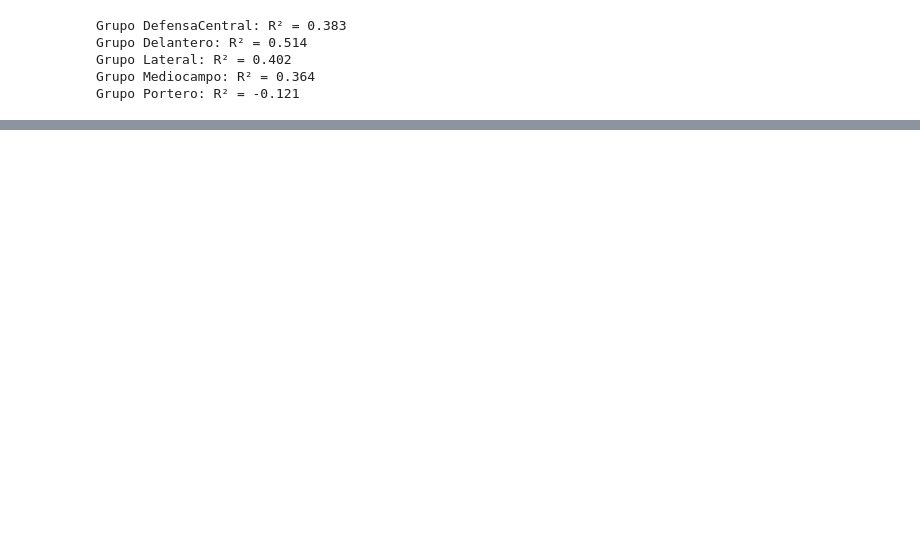
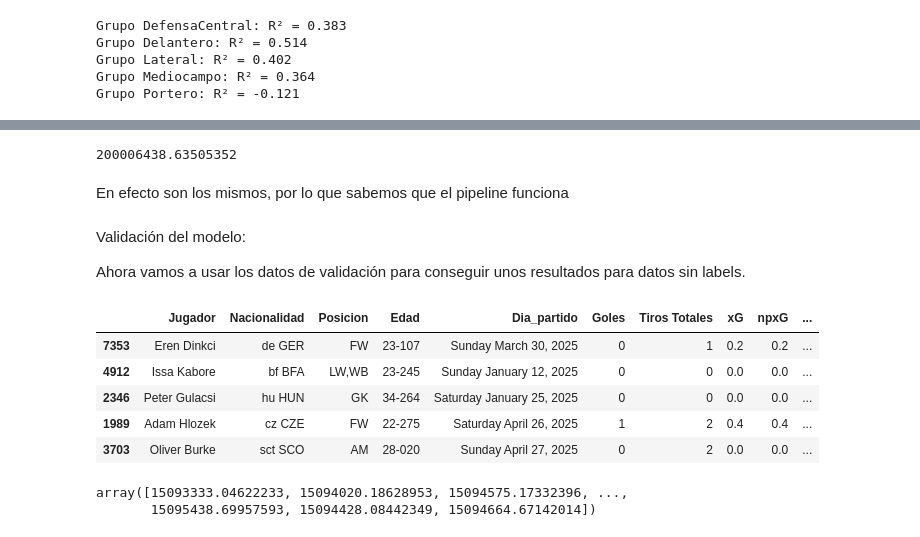
Before and after one commit to BI-organization/lab1, a Jupyter notebook: Lab1.ipynb, the cells around one changed output, grey strips where cells are left out. Cells and saved outputs as stored; diff of their text form; code cells hidden in the pictures; blank space fills up the shorter version.

```diff
--- a/Lab1.ipynb
+++ b/Lab1.ipynb
@@ -1150,0 +1259,26 @@ Grupo Portero: R² = -0.121
+# %%
+max(y_pred)
+# %% [output]
+200006438.63505352
+# %% [markdown]
+En efecto son los mismos, por lo que sabemos que el pipeline funciona
+# %% [markdown]
+Validación del modelo:
+
+Ahora vamos a usar los datos de validación para conseguir unos resultados para datos sin labels.
+# %%
+# Ubicación de la base de datos
+db_location = 'datos_validacion_laboratorio1(test_data).csv'
+# %%
+# Cargar los datos
+df_players=pd.read_csv(db_location, sep=',', encoding = "ISO-8859-1")
+# %%
+# Ver los datos
+display(df_players.sample(5)) # Muestra
+# %% [output]
+|  | Jugador | Nacionalidad | Posicion | Edad | Dia_partido | Goles | Tiros Totales | xG | npxG | ... |
+| 7353 | Eren Dinkci | de GER | FW | 23-107 | Sunday March 30, 2025 | 0 | 1 | 0.2 | 0.2 | ... |
+| 4912 | Issa Kabore | bf BFA | LW,WB | 23-245 | Sunday January 12, 2025 | 0 | 0 | 0.0 | 0.0 | ... |
+| 2346 | Peter Gulacsi | hu HUN | GK | 34-264 | Saturday January 25, 2025 | 0 | 0 | 0.0 | 0.0 | ... |
+| 1989 | Adam Hlozek | cz CZE | FW | 22-275 | Saturday April 26, 2025 | 1 | 2 | 0.4 | 0.4 | ... |
+| 3703 | Oliver Burke | sct SCO | AM | 28-020 | Sunday April 27, 2025 | 0 | 2 | 0.0 | 0.0 | ... |
@@ -1150,0 +1288,5 @@ Grupo Portero: R² = -0.121
+# %%
+y_pred
+# %% [output]
+array([15093333.04622233, 15094020.18628953, 15094575.17332396, ...,
+       15095438.69957593, 15094428.08442349, 15094664.67142014])
```
Also changed, not shown: parts of 15 cells of this notebook.
